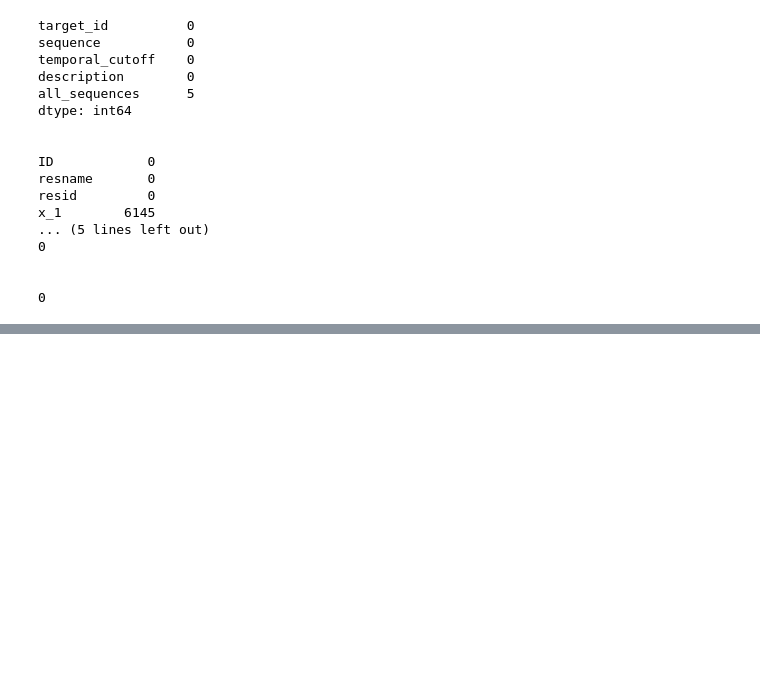
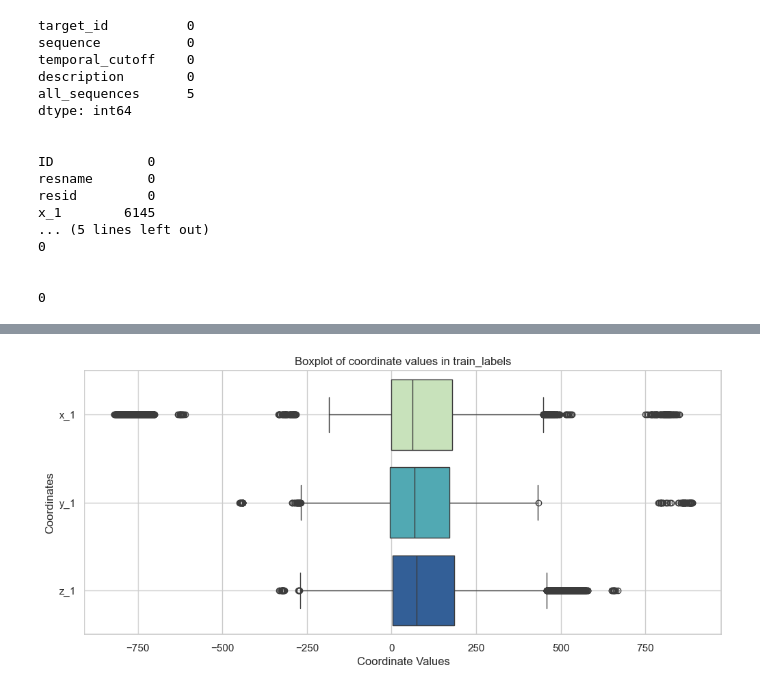
Before and after one commit to omjadhav9271/Stanford-RNA-3D-Folding, a Jupyter notebook: Mark01.ipynb, the cells around one changed output, grey strips where cells are left out. Saved outputs shown, nothing was run; the diff lists cells and outputs as text; code cells hidden in the pictures; blank space fills up the shorter version.

```diff
--- a/Mark01.ipynb
+++ b/Mark01.ipynb
@@ -125,0 +126,16 @@ plt.show()
+# %%
+import matplotlib.pyplot as plt
+import seaborn as sns
+train_labels_long = train_labels[['x_1', 'y_1', 'z_1']].melt(var_name='coordinate', value_name='value')
+plt.figure(figsize=(12,5))
+ax = sns.boxplot(x='value', y='coordinate', data=train_labels_long, hue='coordinate',
+                 palette='YlGnBu', dodge=False)
+plt.xlabel("Coordinate Values")
+plt.ylabel("Coordinates")
+plt.title("Boxplot of coordinate values in train_labels")
+plt.grid(True)
+if ax.get_legend():
+    ax.legend_.remove()
+plt.show()
+# %% [output]
+[figure, added]
```
Also changed, not shown: parts of 7 cells of this notebook.
